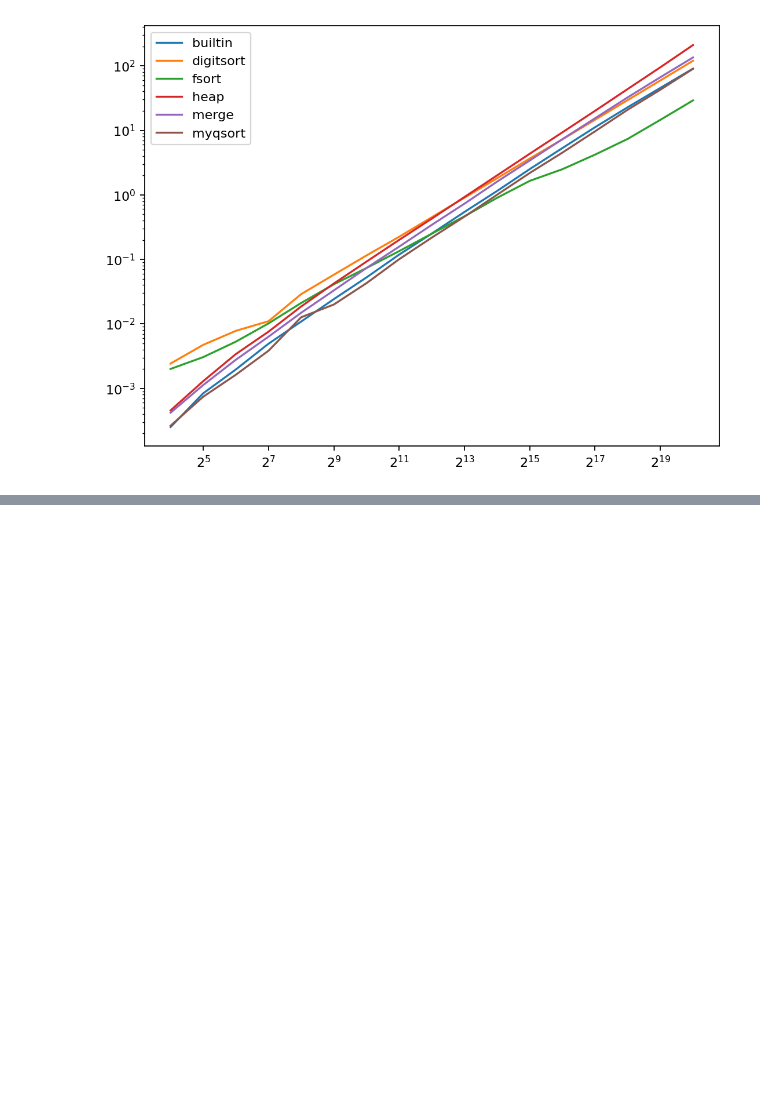
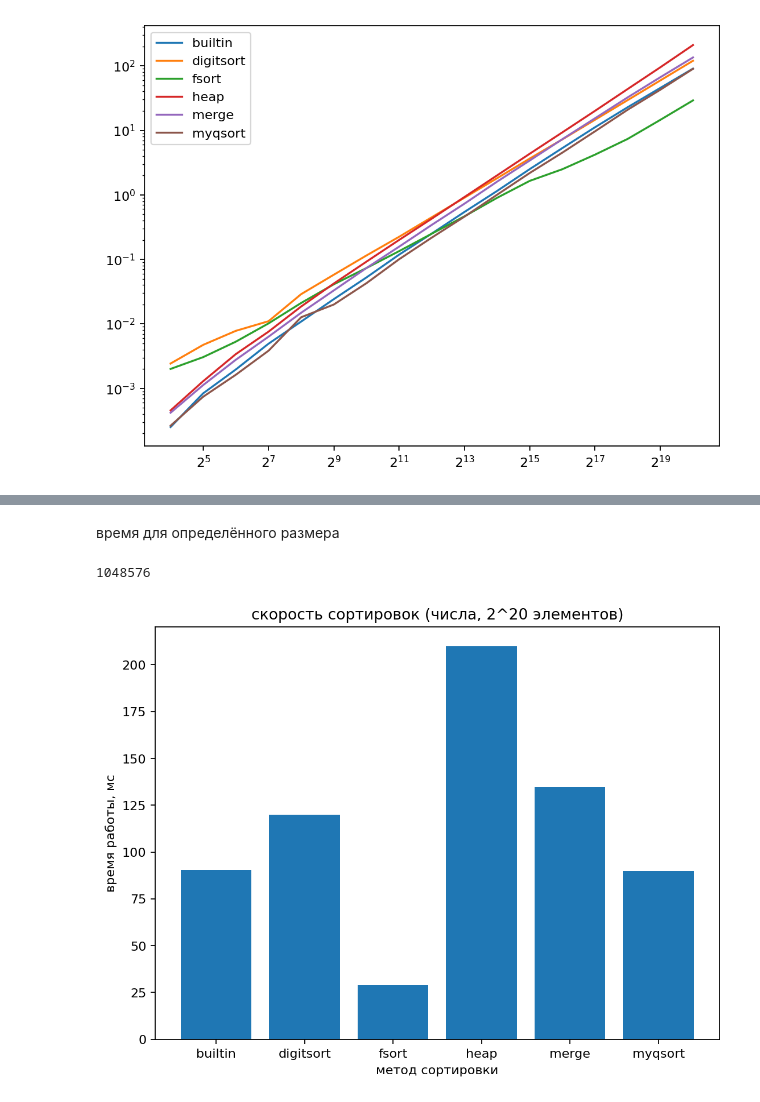
Before and after one commit to HectorHW/algos_semester, a Jupyter notebook: viz/Untitled.ipynb, the cells around one changed output, grey strips where cells are left out. Drawn from its saved outputs; the diff is of its cells as text; code cells hidden in the pictures; blank space fills up the shorter version.

```diff
--- a/viz/Untitled.ipynb
+++ b/viz/Untitled.ipynb
@@ -26,6 +26,9 @@ onlyfiles
  'shell_reverse.txt',
  'shell_sorted.txt',
  'sorted.txt']
+# %%
+FAST_NAMES = ['builtin', 'digitsort', 'fsort', 'heap', 'merge', 'myqsort']
+SLOW_NAMES = ['shell', 'insertion', 'bubble']
 # %%
 def filter_names(input_list, keyword):
     return [x for x in input_list if f'_{keyword}' in x]
@@ -157,0 +182,39 @@ graph_fast_sorts('int', savename='fast.png')
+# %% [markdown]
+время для определённого размера
+# %%
+def bar_sorts(keyword, savename, size_power=20, names=FAST_NAMES, title=None):
+    from matplotlib.pyplot import figure
+
+    figure(figsize=(8, 6), dpi=160)
+
+    RESULT_BASE_PATH = '../results'
+    onlyfiles = [f for f in listdir(RESULT_BASE_PATH) if isfile(join(RESULT_BASE_PATH, f))]
+    data = load_data(filter_names(onlyfiles, keyword))
+    data = {k:v for k,v in data.items() if k in names}
+
+    SIZE = 1<<size_power
+    print(SIZE)
+
+    labels = []
+    Y = []
+    for (key, values) in data.items():
+
+        value = [x for x in values if x.size==SIZE][0]
+
+        Y+=[value.time/1e3]
+        labels += [key]
+
+    plt.bar(labels, Y)
+    title = title or f'скорость сортировок (числа, 2^{size_power} элементов)'
+    plt.title(title)
+
+    plt.xlabel('метод сортировки')
+    plt.ylabel('время работы, мс')
+    if savename is not None:
+        plt.savefig(savename)
+    plt.show()
+# %%
+bar_sorts('int', 'fast_int_bars.png', names=FAST_NAMES)
+# %% [output]
+1048576
+[figure, added]
```
Also changed, not shown: parts of 7 cells of this notebook.
